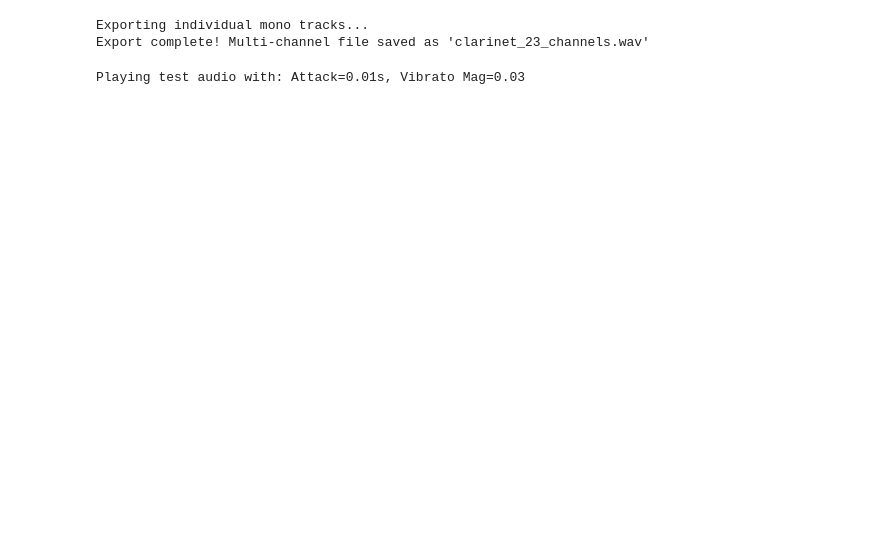
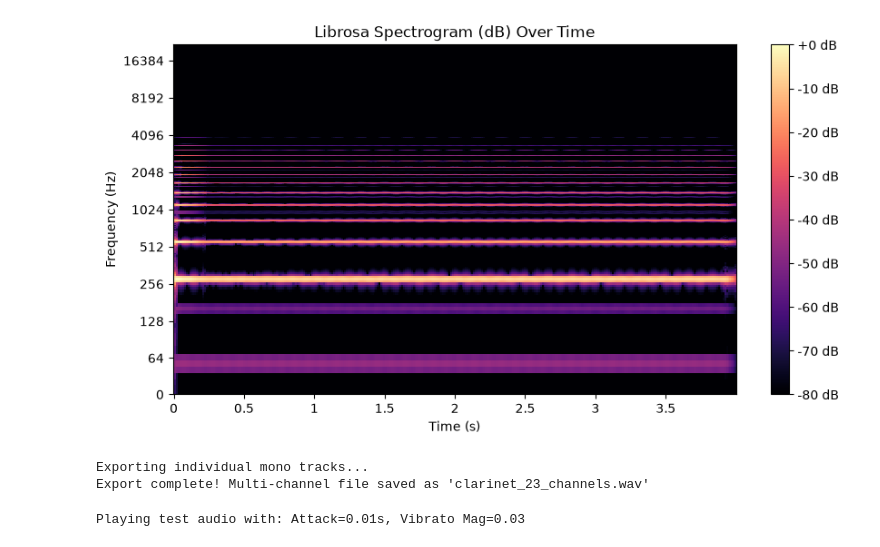
Before and after one commit to Yonzzy21/timbreframe, a Jupyter notebook: sound_decomposition_backend.ipynb, the cells around one changed output. Saved outputs shown, nothing was run; the diff lists cells and outputs as text; code cells hidden in the pictures; blank space fills up the shorter version.

```diff
--- a/sound_decomposition_backend.ipynb
+++ b/sound_decomposition_backend.ipynb
@@ -50,18 +50,23 @@ plt.show()
 # %%
 mag_mean = np.mean(mag, axis=1) ####Taking the mean of the magnitude across the time axis
 print(mag_mean.shape)
-peaks, _ = find_peaks(mag_mean, distance=10, prominence=np.max(mag_mean)*0.006) ####frequency bins
+# peaks, _ = find_peaks(mag_mean, distance=10, prominence=np.max(mag_mean)*0.001) ####frequency bins
+peaks = librosa.util.peak_pick(mag_mean, pre_max=2, post_max=2, pre_avg=7, post_avg=7, delta=0.0001 *np.max(mag_mean), wait=0)
+####trying librosa method for peak detection
+print(f"Peaks: {peaks}, number of peaks: {peaks.shape[0]}")
+
 if peaks.shape[0] > 24: ###maintains 24 peaks
     peaks = peaks[:24]
-peaks.shape
+print(f"Peaks: {peaks}, number of peaks: {peaks.shape[0]}")
+
 
 peak_to_hz = peaks *freq_res #converting peak indices to frequencies
-peak_to_hz
+print(f"Peak frequencies: {peak_to_hz}, number of peaks: {peak_to_hz.shape[0]}")
 freq_mag_mean= mag_mean[peaks] ####Getting the mean magnitude at the peak frequencies
-
-freq_mag_mean.shape #23
-peak_to_hz.shape #23
-peak_to_hz
-freq_mag_mean.shape
+print(f"Mean magnitudes at peak frequencies: {freq_mag_mean}, number of peaks: {freq_mag_mean.shape[0]}")
+# freq_mag_mean.shape #23
+# peak_to_hz.shape #23
+# peak_to_hz
+# freq_mag_mean.shape
 # %% [output]
 (2049,)
@@ -198,5 +246,21 @@ Channel 24 (3305 Hz): Peak Amp = 0.01250
 -----------------------------------------------
 [interactive output not drawn]
+# %%
+mono_fft = librosa.stft(mono, n_fft=4096, hop_length=1024)
+mag = np.abs(mono_fft)
+mono_fft_db = librosa.amplitude_to_db(mag, ref=np.max)
+
+plt.figure(figsize=(10, 5))
+librosa.display.specshow(mono_fft_db, sr=sr, x_axis='time', y_axis='log', cmap='magma')
+
+plt.title('Librosa Spectrogram (dB) Over Time')
+plt.xlabel('Time (s)')
+plt.ylabel('Frequency (Hz)')
+plt.colorbar(format='%+2.0f dB')
+plt.ylim(0, sr/2)
+plt.show()
+# %% [output]
+[figure, added]
 # %%
 
 
```
Also changed, not shown: parts of 7 cells of this notebook, 13 other files.
